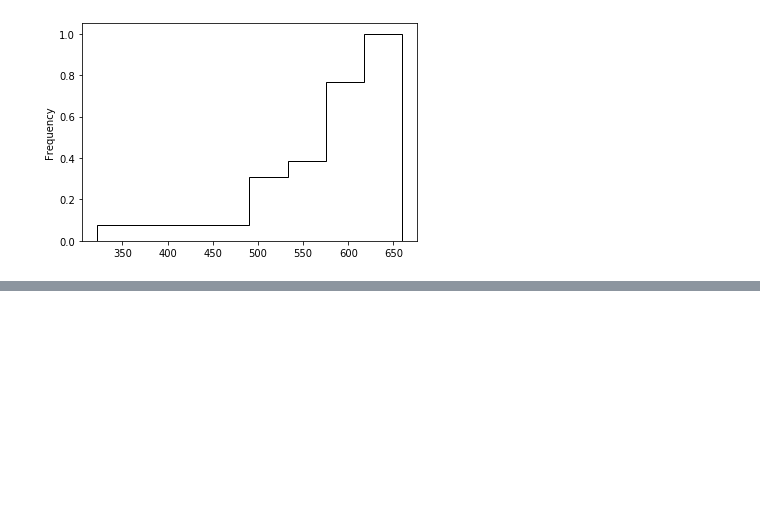
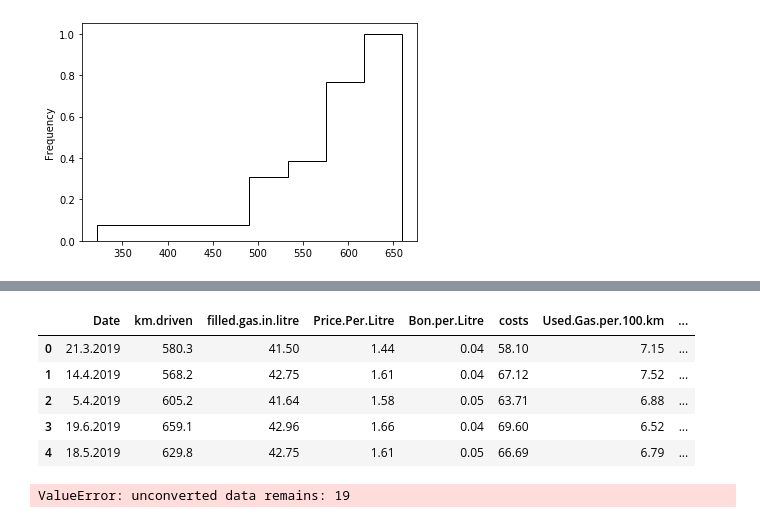
Before and after one commit to florianbaer/STAT, a Jupyter notebook: Lernphase/Benzin/Tanken.ipynb, the cells around one changed output, grey strips where cells are left out. Drawn from its saved outputs; the diff is of its cells as text; code cells hidden in the pictures; blank space fills up the shorter version.

```diff
--- a/Lernphase/Benzin/Tanken.ipynb
+++ b/Lernphase/Benzin/Tanken.ipynb
@@ -74,0 +135,13 @@ The 'normed' kwarg was deprecated in Matplotlib 2.1 and will be removed in 3.1.
+# %%
+df.head()
+# %% [output]
+|  | Date | km.driven | filled.gas.in.litre | Price.Per.Litre | Bon.per.Litre | costs | Used.Gas.per.100.km | ... |
+| 0 | 21.3.2019 | 580.3 | 41.50 | 1.44 | 0.04 | 58.10 | 7.15 | ... |
+| 1 | 14.4.2019 | 568.2 | 42.75 | 1.61 | 0.04 | 67.12 | 7.52 | ... |
+| 2 | 5.4.2019 | 605.2 | 41.64 | 1.58 | 0.05 | 63.71 | 6.88 | ... |
+| 3 | 19.6.2019 | 659.1 | 42.96 | 1.66 | 0.04 | 69.60 | 6.52 | ... |
+| 4 | 18.5.2019 | 629.8 | 42.75 | 1.61 | 0.05 | 66.69 | 6.79 | ... |
+# %%
+df["Date"] = pd.to_datetime(df["Date"], format="%d.%m.%y")
+# %% [output]
+ValueError: unconverted data remains: 19
```
Also changed, not shown: parts of 18 cells of this notebook, 3 other files.
